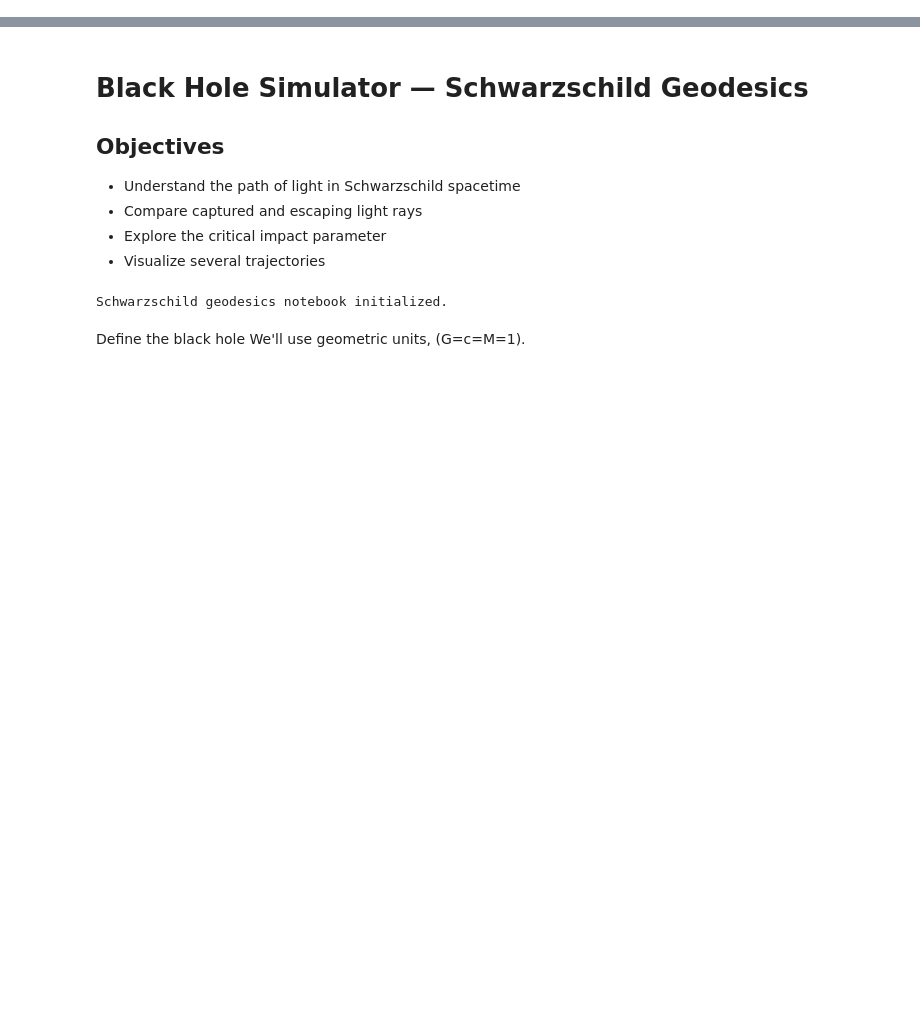
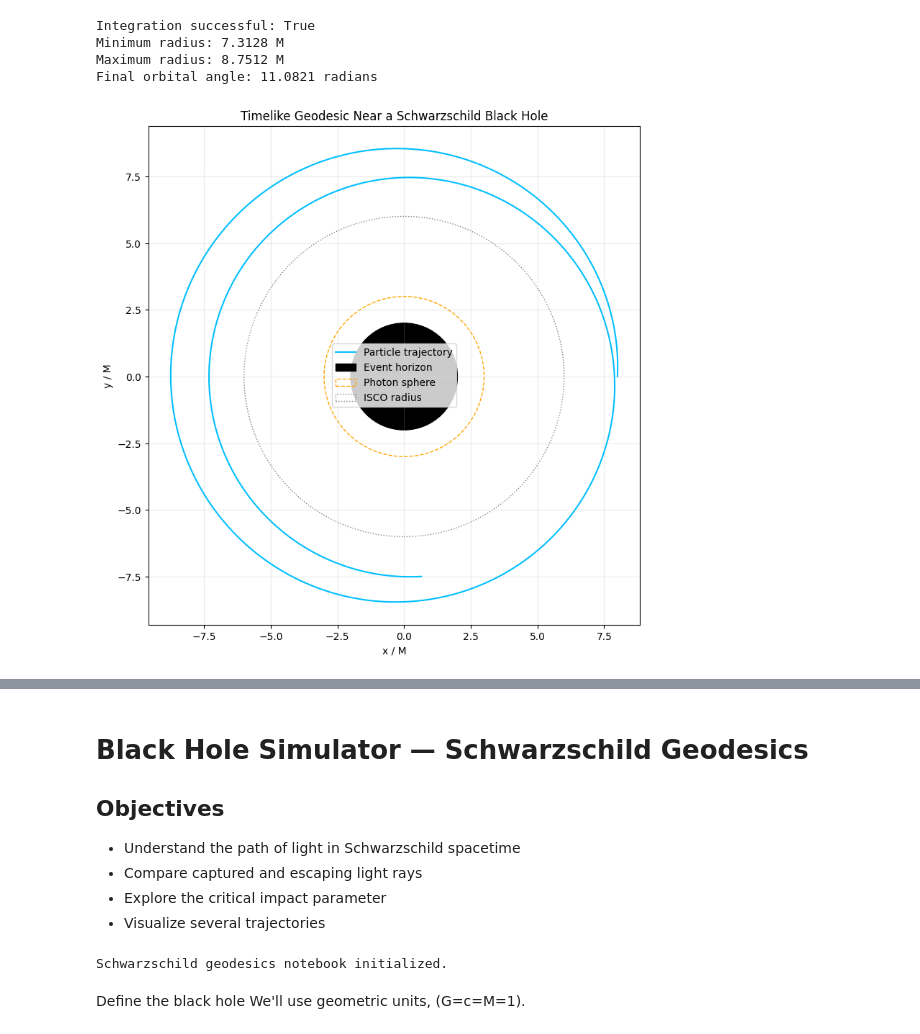
Before and after one commit to AnshG-19/Blackhole_simulator_rayTracing, a Jupyter notebook: notebooks/03_schwarzschild_geodesics.ipynb, the cells around one changed output, grey strips where cells are left out. Saved outputs shown, nothing was run; the diff lists cells and outputs as text; code cells hidden in the pictures; blank space fills up the shorter version.

```diff
--- a/notebooks/03_schwarzschild_geodesics.ipynb
+++ b/notebooks/03_schwarzschild_geodesics.ipynb
@@ -2,0 +100,66 @@
+# %%
+# Choose a stable circular orbit at r = 8M
+r0 = 8.0 * M
+
+E, L = circular_orbit_parameters(r0, M)
+
+# Give the particle a small initial radial velocity
+initial_state = [r0, 0.02, 0.0]
+
+proper_time = (0.0, 200.0)
+time_points = np.linspace(*proper_time, 5000)
+
+solution = solve_ivp(
+    schwarzschild_geodesic,
+    proper_time,
+    initial_state,
+    t_eval=time_points,
+    args=(E, L, M),
+    rtol=1e-9,
+    atol=1e-11,
+)
+
+if not solution.success:
+    raise RuntimeError(solution.message)
+
+r = solution.y[0]
+radial_velocity = solution.y[1]
+phi = solution.y[2]
+
+print("Integration successful:", solution.success)
+print(f"Minimum radius: {r.min():.4f} M")
+print(f"Maximum radius: {r.max():.4f} M")
+print(f"Final orbital angle: {phi[-1]:.4f} radians")
+# %% [output]
+Integration successful: True
+Minimum radius: 7.3128 M
+Maximum radius: 8.7512 M
+Final orbital angle: 11.0821 radians
+# %%
+x = r * np.cos(phi)
+y = r * np.sin(phi)
+
+fig, ax = plt.subplots(figsize=(9, 9))
+
+ax.plot(x, y, color="deepskyblue", linewidth=1.5,
+        label="Particle trajectory")
+
+ax.add_patch(plt.Circle((0, 0), 2 * M, color="black",
+                        label="Event horizon"))
+ax.add_patch(plt.Circle((0, 0), 3 * M, fill=False,
+                        color="orange", linestyle="--",
+                        label="Photon sphere"))
+ax.add_patch(plt.Circle((0, 0), 6 * M, fill=False,
+                        color="gray", linestyle=":",
+                        label="ISCO radius"))
+
+ax.set_xlabel("x / M")
+ax.set_ylabel("y / M")
+ax.set_title("Timelike Geodesic Near a Schwarzschild Black Hole")
+ax.set_aspect("equal")
+ax.grid(alpha=0.25)
+ax.legend()
+
+plt.show()
+# %% [output]
+[figure, added]
```
Also changed, not shown: parts of 14 cells of this notebook.
